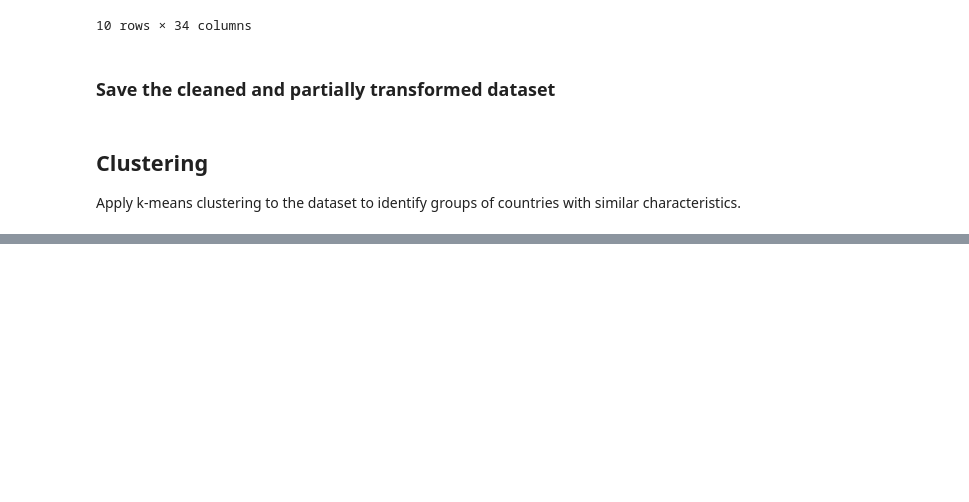
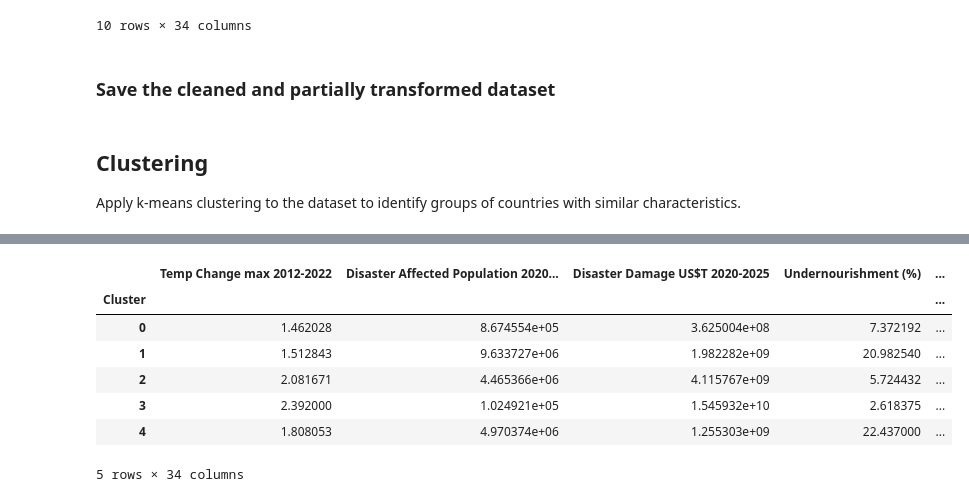
Before and after one commit to arth3mis/global-societal-endangerment-index, a Jupyter notebook: 4.1_multivariate_analysis.ipynb, the cells around one changed output, grey strips where cells are left out. Drawn from its saved outputs; the diff is of its cells as text; code cells hidden in the pictures; blank space fills up the shorter version.

```diff
--- a/4.1_multivariate_analysis.ipynb
+++ b/4.1_multivariate_analysis.ipynb
@@ -284,0 +341,15 @@ Apply k-means clustering to the dataset to identify groups of countries with sim
+# %%
+# a) Examine Cluster Centers (Mean values of indicators for each cluster):
+cluster_centers = pd.DataFrame(scaler.inverse_transform(kmeans_final.cluster_centers_), columns=X.columns)
+cluster_centers.insert(0, 'Cluster', range(k_chosen))
+cluster_centers.set_index('Cluster', inplace=True)
+cluster_centers
+# %% [output]
+|  | Temp Change max 2012-2022 | Disaster Affected Population 2020... | Disaster Damage US$T 2020-2025 | Undernourishment (%) | ... |
+| Cluster |  |  |  |  | ... |
+| 0 | 1.462028 | 8.674554e+05 | 3.625004e+08 | 7.372192 | ... |
+| 1 | 1.512843 | 9.633727e+06 | 1.982282e+09 | 20.982540 | ... |
+| 2 | 2.081671 | 4.465366e+06 | 4.115767e+09 | 5.724432 | ... |
+| 3 | 2.392000 | 1.024921e+05 | 1.545932e+10 | 2.618375 | ... |
+| 4 | 1.808053 | 4.970374e+06 | 1.255303e+09 | 22.437000 | ... |
+5 rows × 34 columns
```
Also changed, not shown: parts of 6 cells of this notebook.
